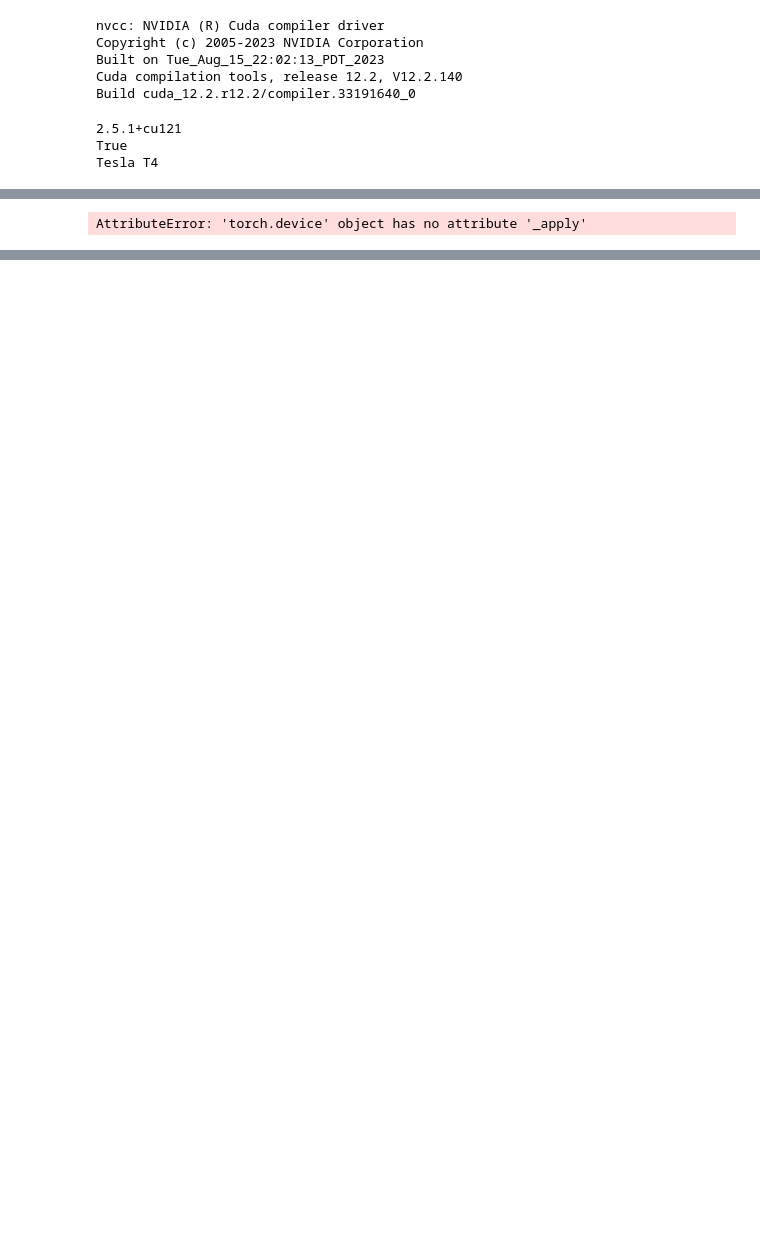
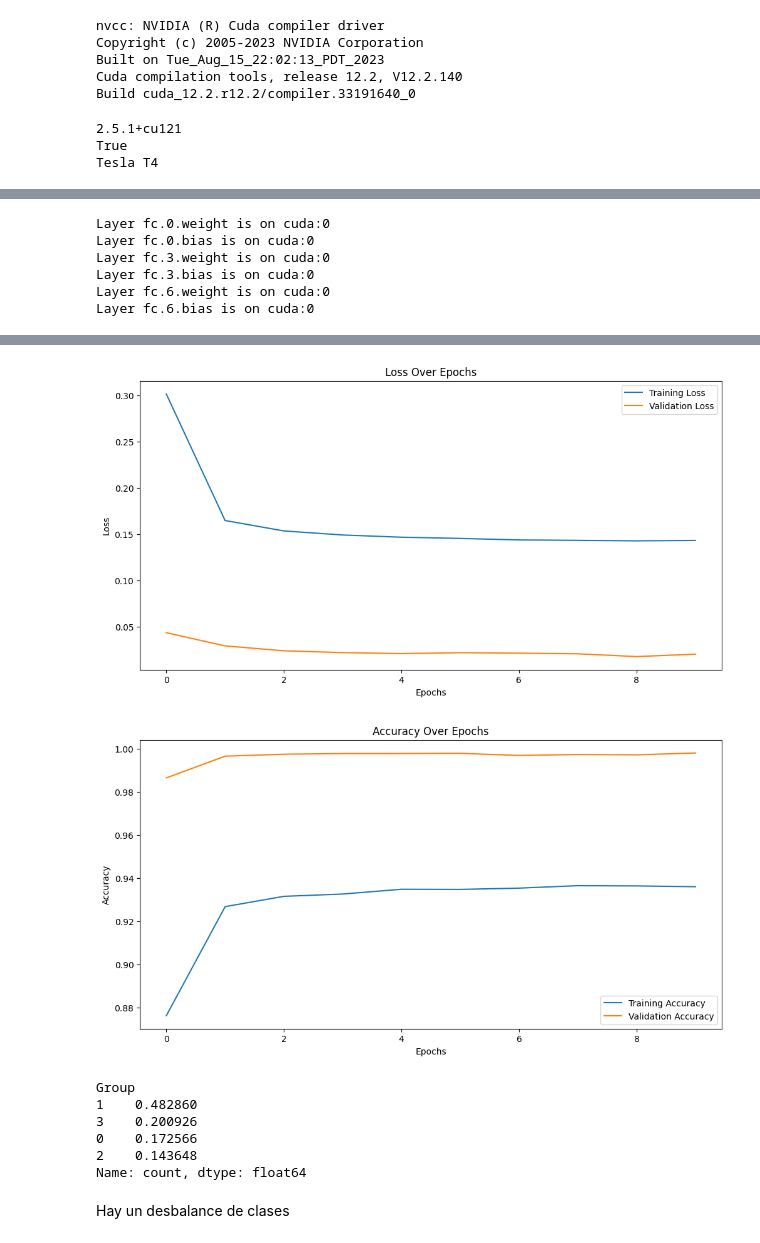
Before and after one commit to jmestanza/deep-learning, a Jupyter notebook: Mestanza-Joaquin-DL-TP Co17.ipynb, the cells around one changed output, grey strips where cells are left out. Cells and saved outputs as stored; diff of their text form; code cells hidden in the pictures; blank space fills up the shorter version.

```diff
--- a/Mestanza-Joaquin-DL-TP Co17.ipynb
+++ b/Mestanza-Joaquin-DL-TP Co17.ipynb
@@ -507,11 +488,13 @@ scaler = StandardScaler()
 X_train_scaled = scaler.fit_transform(X_train)
 X_test_scaled = scaler.transform(X_test)
 
-# Convert to PyTorch tensors
-X_train_tensor = torch.tensor(X_train_scaled, dtype=torch.float32)
-X_test_tensor = torch.tensor(X_test_scaled, dtype=torch.float32)
-y_train_tensor = torch.tensor(y_train, dtype=torch.long)  # Class indices must be long
-y_test_tensor = torch.tensor(y_test.values, dtype=torch.long)
+device = torch.device("cuda" if torch.cuda.is_available() else "cpu")
+
+# Convert to PyTorch tensors and move them to the device
+X_train_tensor = torch.tensor(X_train_scaled, dtype=torch.float32).to(device)
+X_test_tensor = torch.tensor(X_test_scaled, dtype=torch.float32).to(device)
+y_train_tensor = torch.tensor(y_train.values, dtype=torch.long).to(device)  # Convert y_train to numpy before tensor
+y_test_tensor = torch.tensor(y_test.values, dtype=torch.long).to(device)    # Convert y_test to numpy before tensor
 # %%
 !nvcc --version
 # %% [output]
@@ -549,40 +552,22 @@ NeuralNetwork(
   )
 )
-# %%
-# Copio la red neuronal al dispositivo donde entrene la red neuronal
-NNet = NNet.to(device)
-# %% [output]
-AttributeError: 'torch.device' object has no attribute '_apply'
+# %%
+for name, param in model.named_parameters():
+    print(f"Layer {name} is on {param.device}")
+# %% [output]
+Layer fc.0.weight is on cuda:0
+Layer fc.0.bias is on cuda:0
+Layer fc.3.weight is on cuda:0
+Layer fc.3.bias is on cuda:0
+Layer fc.6.weight is on cuda:0
+Layer fc.6.bias is on cuda:0
 # %%
-import torch.optim as optim
-
-class NeuralNetwork(nn.Module):
-    def __init__(self, input_size, num_classes):
-        super(NeuralNetwork, self).__init__()
-        self.fc = nn.Sequential(
-            nn.Linear(input_size, 128),
-            nn.ReLU(),
-            nn.Dropout(0.3),
-            nn.Linear(128, 64),
-            nn.ReLU(),
-            nn.Dropout(0.3),
-            nn.Linear(64, num_classes)
-        )
-
-    def forward(self, x):
-        return self.fc(x)
-
-input_size = X_train_tensor.shape[1]
-num_classes = len(set(y))
-model = NeuralNetwork(input_size, num_classes)
-
-
 # 3. Define Loss and Optimizer
 criterion = nn.CrossEntropyLoss()
 optimizer = optim.Adam(model.parameters(), lr=0.001)
 
 # 4. Train the Model
-num_epochs = 50
+num_epochs = 10
 batch_size = 32
 train_losses, val_losses = [], []
 train_accuracies, val_accuracies = [], []
@@ -612,10 +597,10 @@ for epoch in range(num_epochs):
     # Validation
     model.eval()
     with torch.no_grad():
-        outputs = model(X_test_tensor)
-        val_loss = criterion(outputs, y_test_tensor).item()
-        _, predicted = torch.max(outputs, 1)
-        val_acc = accuracy_score(y_test_tensor, predicted)
+      outputs = model(X_test_tensor)
+      val_loss = criterion(outputs, y_test_tensor).item()
+      _, predicted = torch.max(outputs, 1)
+      val_acc = accuracy_score(y_test_tensor.cpu().numpy(), predicted.cpu().numpy())  # Fix here
 
     train_losses.append(train_loss)
     val_losses.append(val_loss)
@@ -646,0 +641,13 @@ NameError: name 'accuracy_score' is not defined
+[figure, added]
+[figure, added]
+# %%
+print(y.value_counts()/y.value_counts().sum())
+# %% [output]
+Group
+1    0.482860
+3    0.200926
+0    0.172566
+2    0.143648
+Name: count, dtype: float64
+# %% [markdown]
+Hay un desbalance de clases
```
Also changed, not shown: parts of 12 cells of this notebook.
